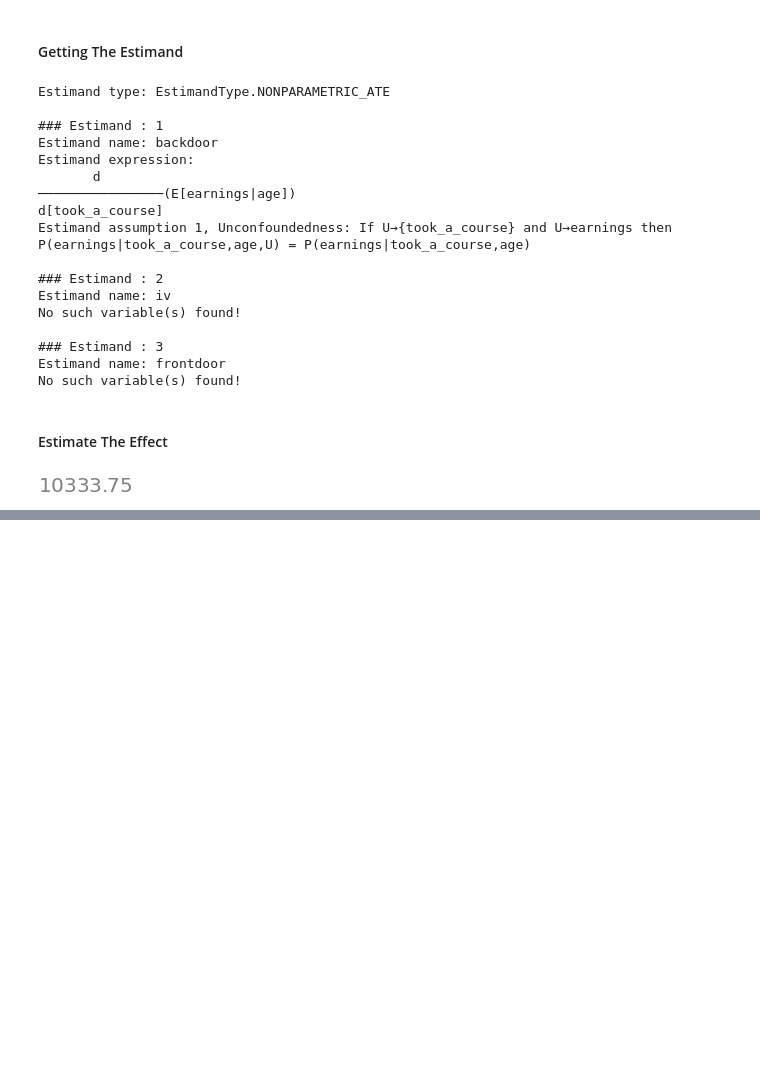
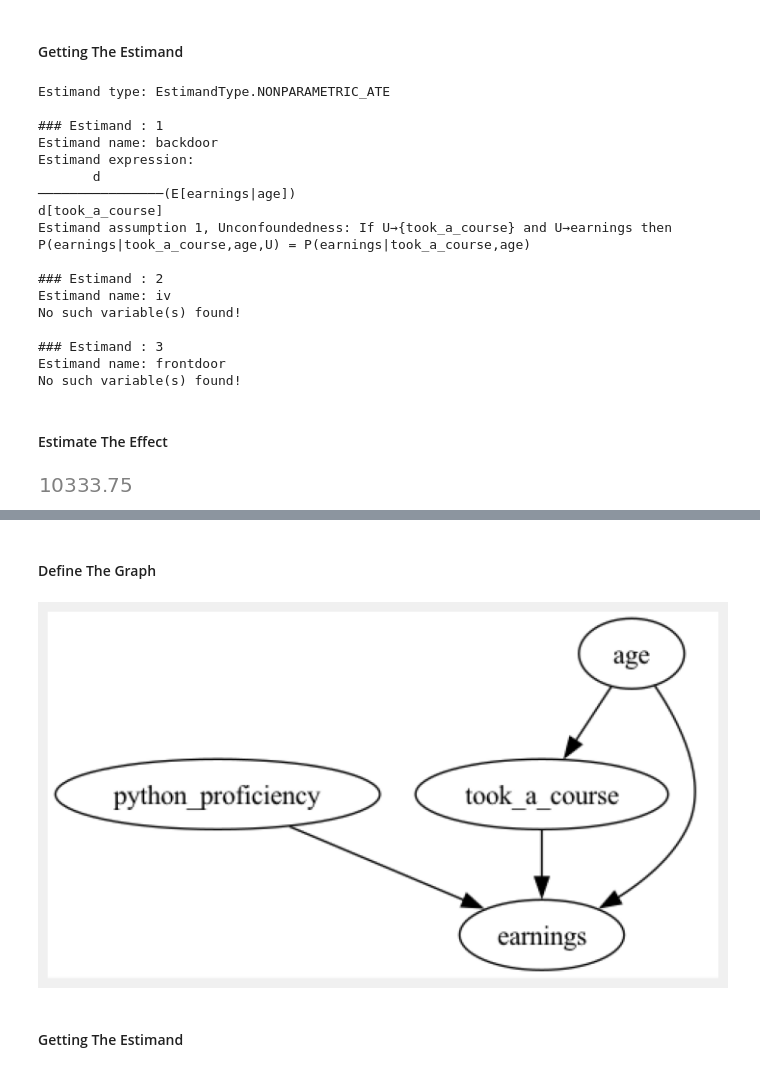
Before and after one commit to joakor89/Causal_inference_in_python, a Jupyter notebook: chap_09/Untitled.ipynb, the cells around one changed output, grey strips where cells are left out. Saved outputs shown, nothing was run; the diff lists cells and outputs as text; code cells hidden in the pictures; blank space fills up the shorter version.

```diff
--- a/chap_09/Untitled.ipynb
+++ b/chap_09/Untitled.ipynb
@@ -180,0 +226,37 @@ print(refutation)
+# %% [markdown]
+#### Define The Graph
+# %%
+# Construct the graph (the graph is constant for all iterations)
+nodes = ['took_a_course', 'python_proficiency', 'earnings', 'age']
+edges = [
+    ('took_a_course', 'earnings'),
+    ('age', 'took_a_course'),
+    ('age', 'earnings'),
+    ('python_proficiency', 'earnings')
+]
+
+# Generate the GML graph
+gml_string = 'graph [directed 1\n'
+
+for node in nodes:
+    gml_string += f'\tnode [id "{node}" label "{node}"]\n'
+
+for edge in edges:
+    gml_string += f'\tedge [source "{edge[0]}" target "{edge[1]}"]\n'
+
+gml_string += ']'
+# %%
+# Instantiate the CausalModel
+model = CausalModel(
+    data=earnings_interaction_train,
+    treatment='took_a_course',
+    outcome='earnings',
+    effect_modifiers='python_proficiency',
+    graph=gml_string
+)
+# %%
+model.view_model()
+# %% [output]
+[figure, added]
+# %% [markdown]
+#### Getting The Estimand
```
Also changed, not shown: parts of 29 cells of this notebook, 1 other file.
